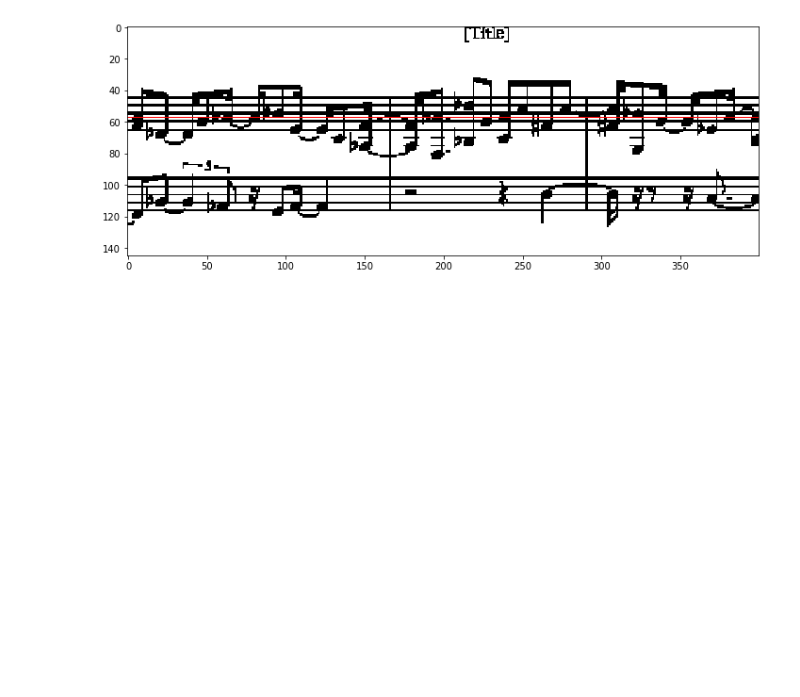
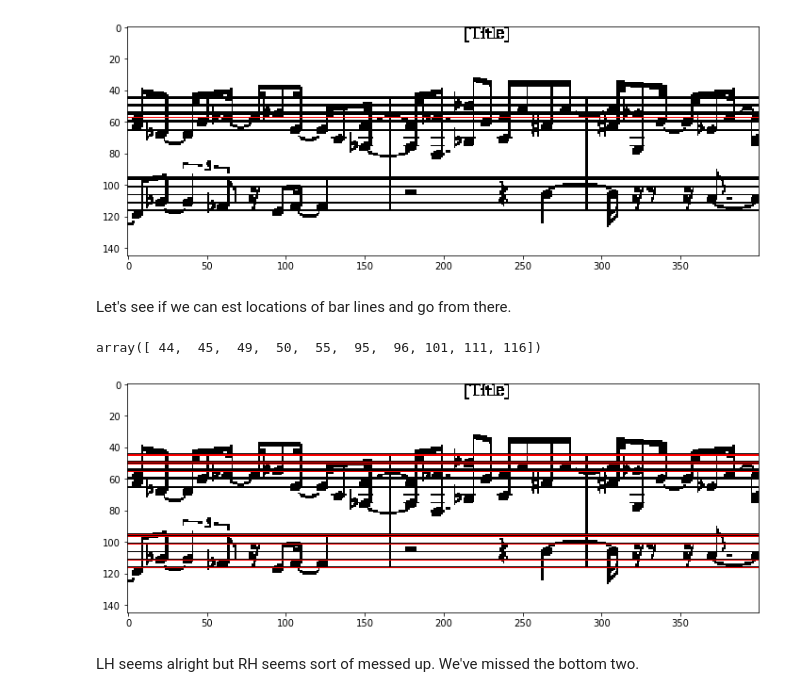
Before and after one commit to db7894/sheet_id, a Jupyter notebook: Summer2018/try_one_page_strip.ipynb, the cells around one changed output. Drawn from its saved outputs; the diff is of its cells as text; code cells hidden in the pictures; blank space fills up the shorter version.

Commit message:
start debugging staff line locations

```diff
--- a/Summer2018/try_one_page_strip.ipynb
+++ b/Summer2018/try_one_page_strip.ipynb
@@ -254,14 +254,21 @@ Use ``matplotlib.pyplot.imread`` instead.
 # %% [markdown]
 # Strip Analysis
 # %%
-def locateStaffLines(s, delta = 3):
+def locateStaffLines(s, delta = 3, debug=False):
     medvals = np.median(s, axis=1)
+    if debug:
+        print("medvals are: " +  str(medvals))
     for i, curVal in enumerate(medvals):
+        if debug:
+            print("curVal: " + str(curVal))
         if i > delta and i < len(medvals)-delta:
             if curVal != np.max(medvals[i-delta:i+delta+1]): # only keep local maxima
                 medvals[i] = 0
     idxs_sorted_val = np.argsort(medvals)[::-1]
     idxs_lines = sorted(idxs_sorted_val[0:10])
+    if debug:
+        print("sorted idxs val: " + str(idxs_sorted_val))
+        print("idxs_lines: " + str(idxs_lines))
     return np.array(idxs_lines)
 # %%
 def estimateMidiNum2PixelRowMapping(s, lineIdxs, hand = 'right'):
@@ -291,3 +298,21 @@ plt.axhline(y = estC4, color='r', linewidth=1)
 plt.show()
 # %% [output]
 [figure]
+# %% [markdown]
+Let's see if we can est locations of bar lines and go from there.
+# %%
+s = strips[0]
+lines = locateStaffLines(s, debug=True)
+# %%
+lines
+# %% [output]
+array([ 44,  45,  49,  50,  55,  95,  96, 101, 111, 116])
+# %%
+showImage(s[:, 0:400])
+for line in lines:
+    plt.axhline(y=line, color='r', linewidth=1)
+plt.show()
+# %% [output]
+[figure, added]
+# %% [markdown]
+LH seems alright but RH seems sort of messed up. We've missed the bottom two.
```
